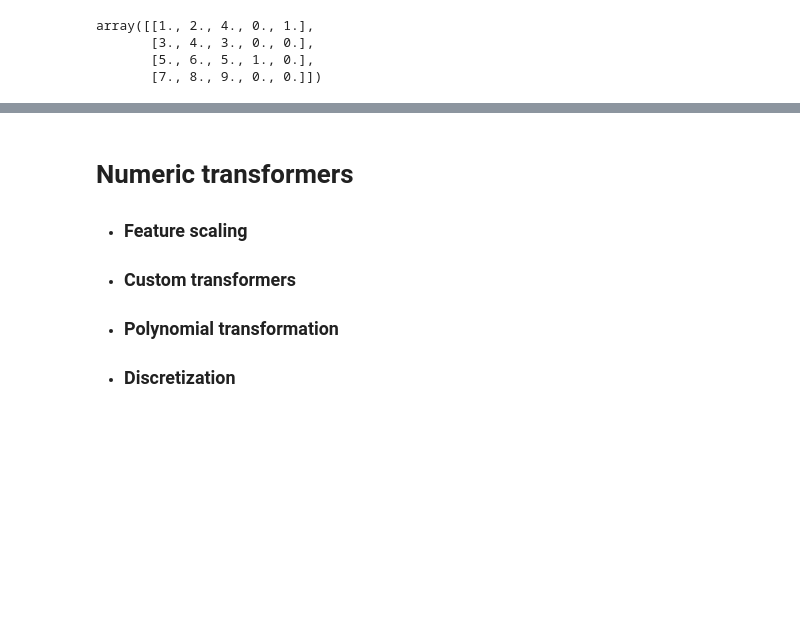
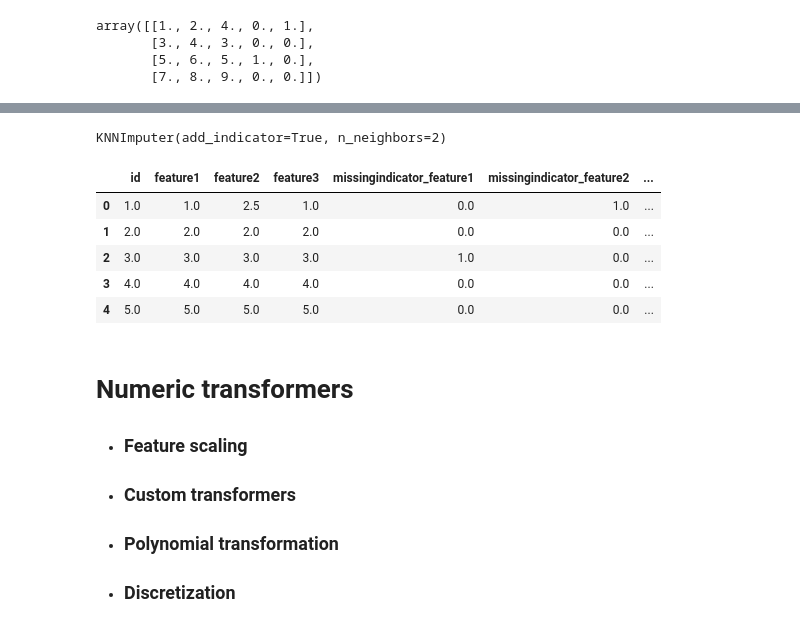
Before and after one commit to 23f2005522/MLP, a Jupyter notebook: ProfessorCollabs/week2/3__MLP Data preprocessing Part 1.ipynb, the cells around one changed output, grey strips where cells are left out. Saved outputs shown, nothing was run; the diff lists cells and outputs as text; code cells hidden in the pictures; blank space fills up the shorter version.

```diff
--- a/ProfessorCollabs/week2/3__MLP Data preprocessing Part 1.ipynb
+++ b/ProfessorCollabs/week2/3__MLP Data preprocessing Part 1.ipynb
@@ -476,0 +427,10 @@ array([[1., 2., 4., 0., 1.],
+# %%
+df = pd.DataFrame(
+    {
+        "id": [1, 2, 3, 4, 5],
+        "feature1": [1, 2, np.nan, 4, 5],
+        "feature2": [np.nan, 2, 3, 4, 5],
+        "feature3": [1, 2, 3, np.nan, 5],
+    }
+)
+df
@@ -477,3 +444,19 @@ array([[1., 2., 4., 0., 1.],
+# %%
+from sklearn.impute import KNNImputer
+knn_imputer = KNNImputer(n_neighbors=2, weights="uniform", add_indicator=True).set_output(transform="pandas")
+# %%
+knn_imputer.fit(df)
+# %% [output]
+KNNImputer(add_indicator=True, n_neighbors=2)
+# %%
+knn_imputer.transform(df)
+# %% [output]
+|  | id | feature1 | feature2 | feature3 | missingindicator_feature1 | missingindicator_feature2 | ... |
+| 0 | 1.0 | 1.0 | 2.5 | 1.0 | 0.0 | 1.0 | ... |
+| 1 | 2.0 | 2.0 | 2.0 | 2.0 | 0.0 | 0.0 | ... |
+| 2 | 3.0 | 3.0 | 3.0 | 3.0 | 1.0 | 0.0 | ... |
+| 3 | 4.0 | 4.0 | 4.0 | 4.0 | 0.0 | 0.0 | ... |
+| 4 | 5.0 | 5.0 | 5.0 | 5.0 | 0.0 | 0.0 | ... |
 # %% [markdown]
 # Numeric transformers
 - ### Feature scaling
```
Also changed, not shown: parts of 34 cells of this notebook, 2 other files.
